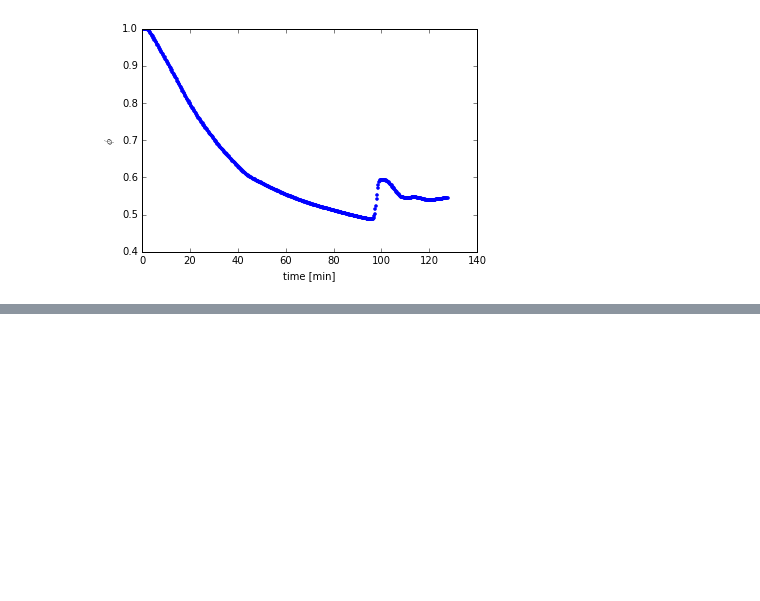
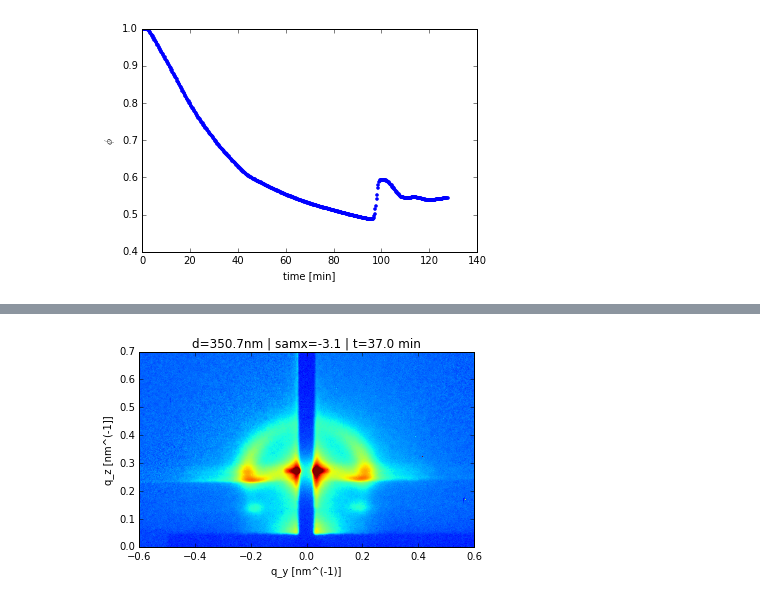
Before and after one commit to tejsner/gisaxspy, a Jupyter notebook: example/example.ipynb, the cells around one changed output, grey strips where cells are left out. Drawn from its saved outputs; the diff is of its cells as text; code cells hidden in the pictures; blank space fills up the shorter version.

```diff
--- a/example/example.ipynb
+++ b/example/example.ipynb
@@ -9,0 +55,4 @@ test.showWLI()
+# %%
+test.showImg(180)
+# %% [output]
+[figure, added]
```
Also changed, not shown: parts of 12 cells of this notebook, 7 other files.
